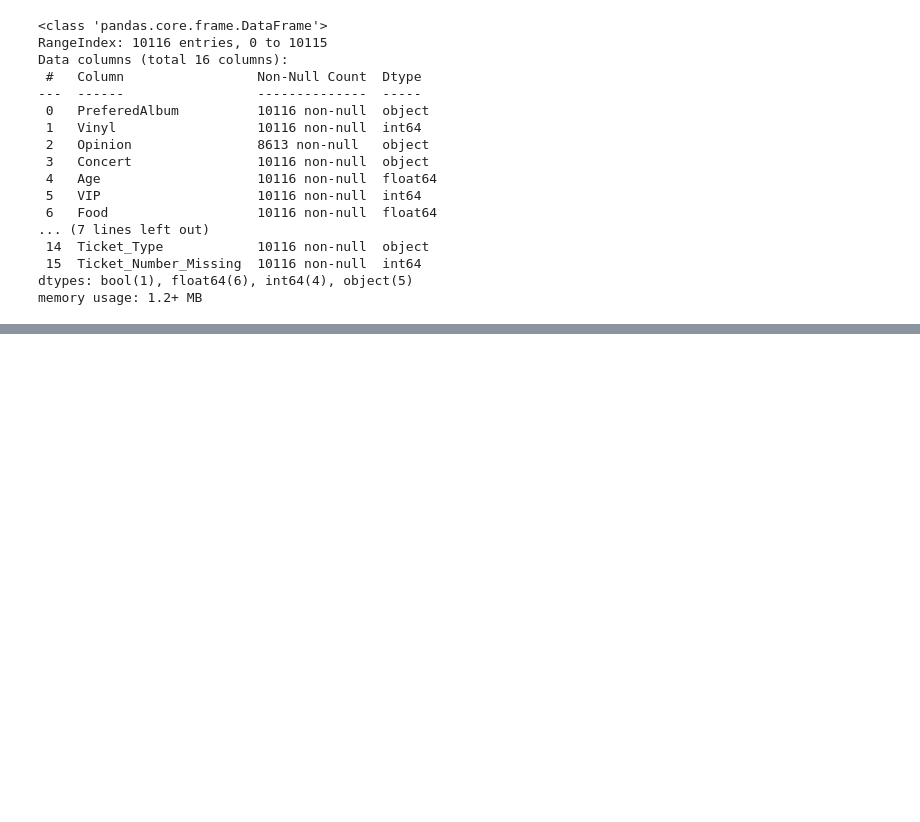
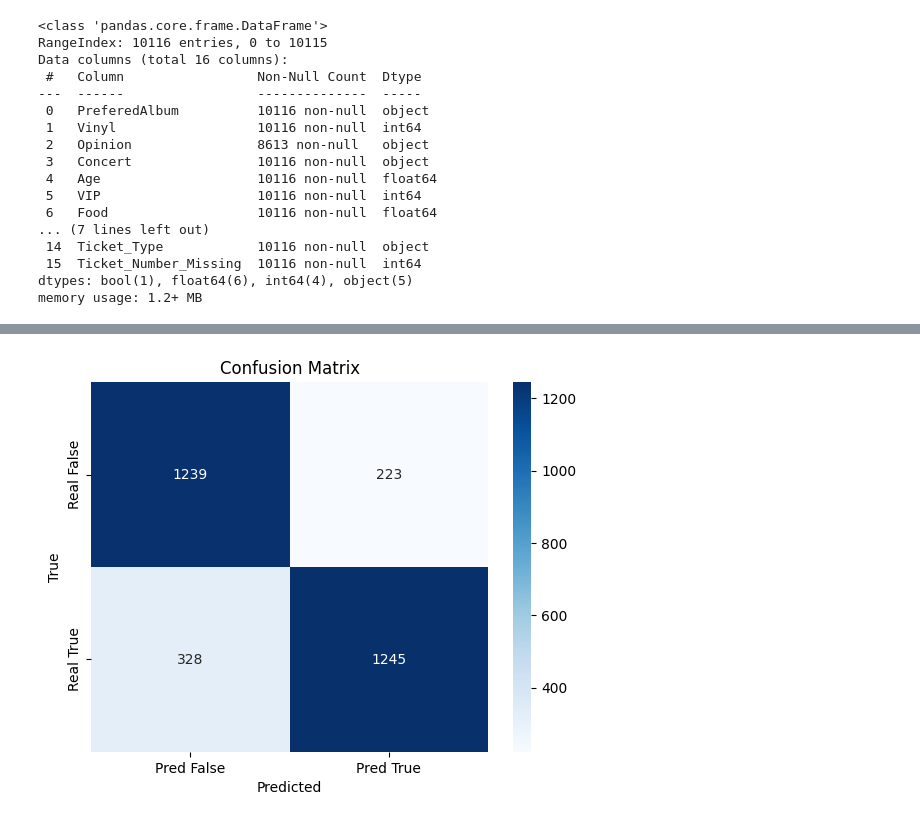
Before and after one commit to pablob2002/pablo-learning, a Jupyter notebook: treat_db.ipynb, the cells around one changed output, grey strips where cells are left out. Cells and saved outputs as stored; diff of their text form; code cells hidden in the pictures; blank space fills up the shorter version.

```diff
--- a/treat_db.ipynb
+++ b/treat_db.ipynb
@@ -368,0 +417,23 @@ plt.show()
+# %%
+from sklearn.metrics import confusion_matrix
+
+cm = confusion_matrix(y_val, y_pred_RF)
+cm
+import seaborn as sns
+import matplotlib.pyplot as plt
+
+sns.heatmap(
+    cm,
+    annot=True,
+    fmt="d",
+    cmap="Blues",
+    xticklabels=["Pred False", "Pred True"],
+    yticklabels=["Real False", "Real True"]
+)
+
+plt.xlabel("Predicted")
+plt.ylabel("True")
+plt.title("Confusion Matrix")
+plt.show()
+# %% [output]
+[figure, added]
```
Also changed, not shown: parts of 11 cells of this notebook.
